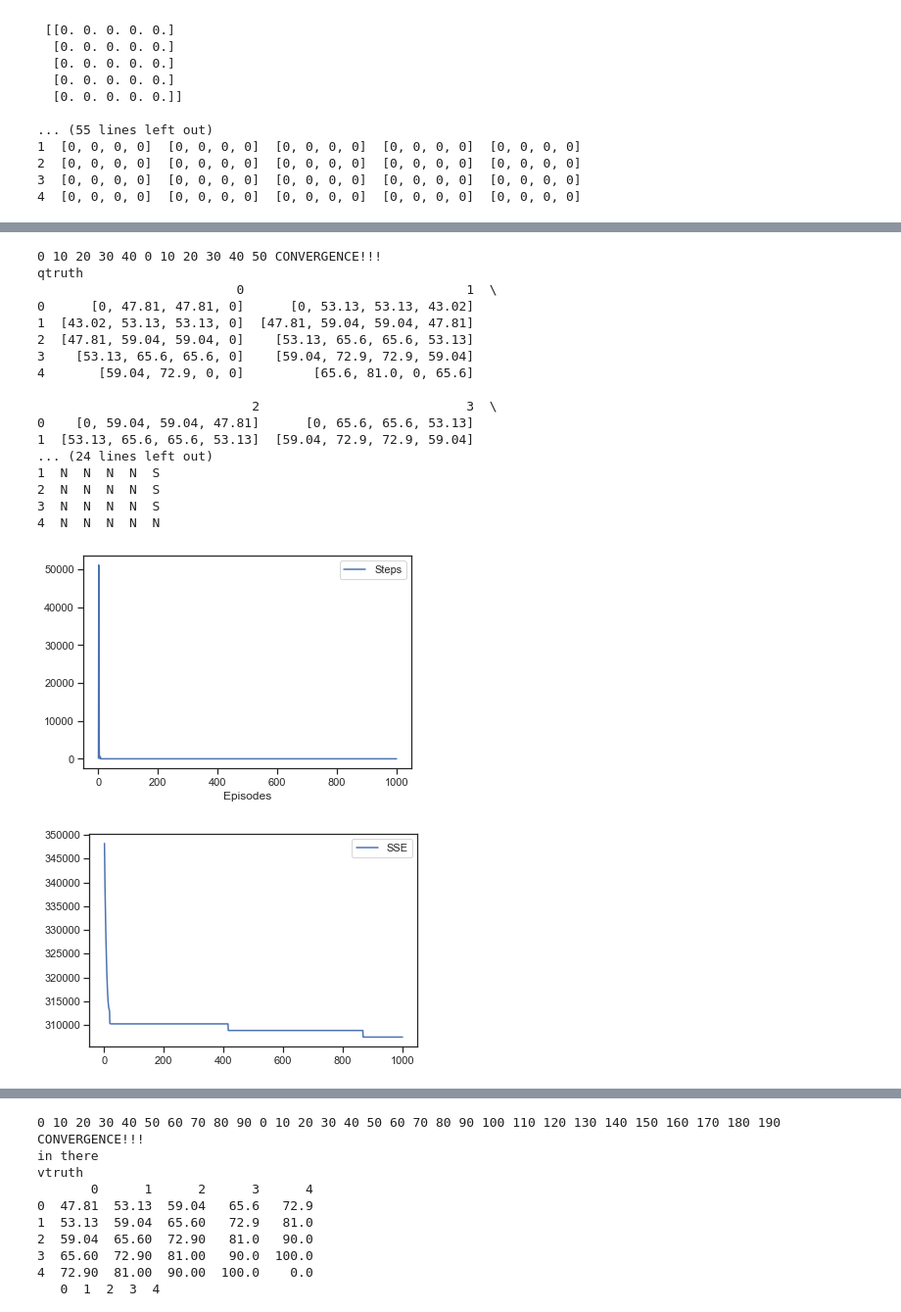
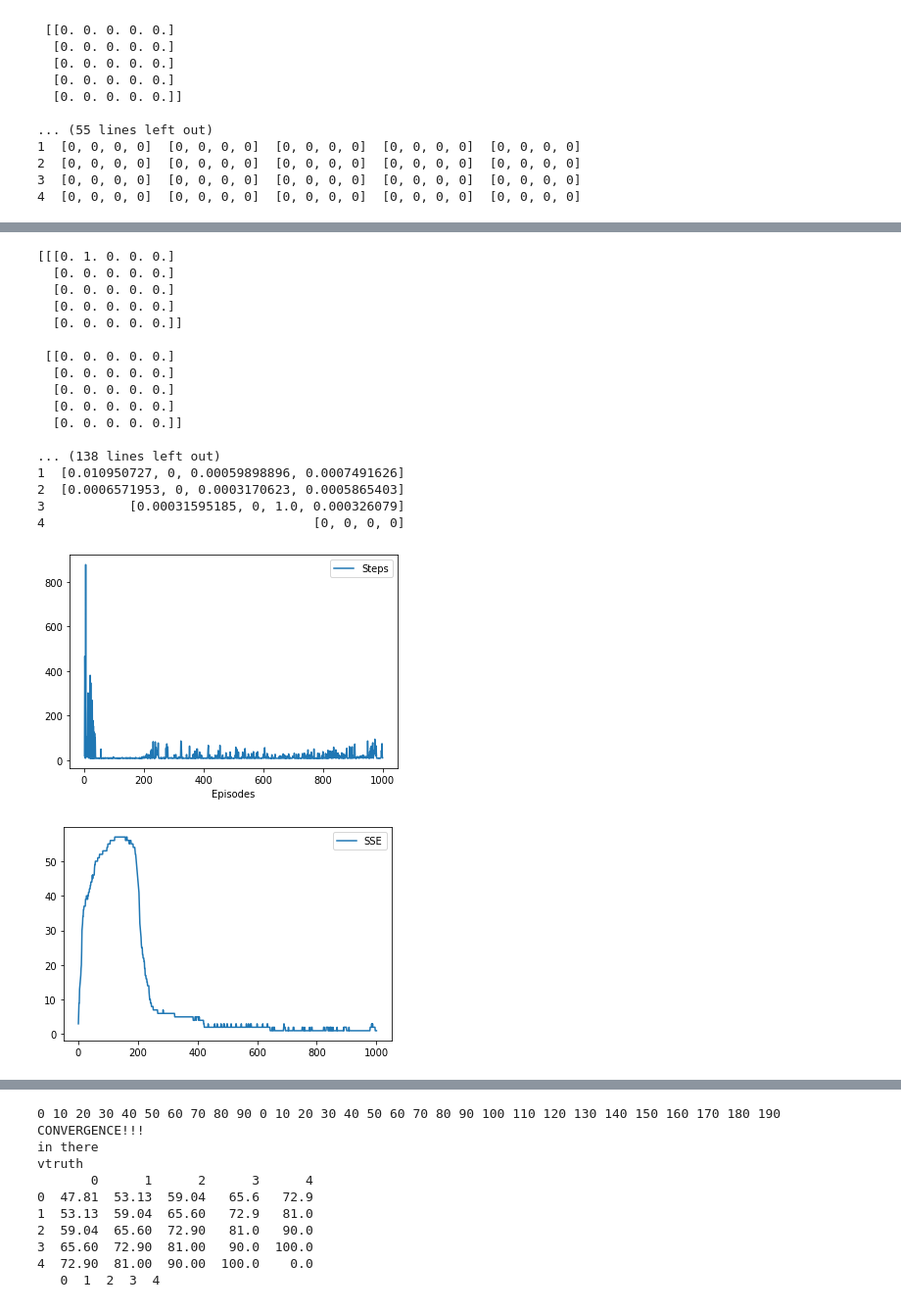
Before and after one commit to FreedomEclipse/GridWorldNN, a Jupyter notebook: gridworldNN.ipynb, the cells around one changed output, grey strips where cells are left out. Shown at 98% size. Drawn from its saved outputs; the diff is of its cells as text; code cells hidden in the pictures.

```diff
--- a/gridworldNN.ipynb
+++ b/gridworldNN.ipynb
@@ -18,6 +16,7 @@ class GridBoard:
         self.cols = cols
         self.rewards = pd.DataFrame(np.zeros((rows, cols)))
         self.walls = []
+        self.gsize = rows * cols * 5
         for w in self.walls:
         # check here to see if walls within the dataframe boundaries
             if w[0] > -1 and w[0] < grid.cols:
@@ -868,63 +803,77 @@ g2 = sns.lineplot(data=charts.sse)
 # %%
-# finding the ground truth by determining at what level of iteration the diffences in the
-# qtables becoes small enough to conclude ground truth: using that as basis for
-# sum of squared errors calculation.
-
-# QLearning Non-deterministic example
+# NN
+# SARSA
+# uses two actions, use action chosen by eps-greedy rather than max action like Qlearning
 aRewards = [[4, 4, 100]]
 aTerminals = [[4, 4]]
 
 grid = setupGrid(5, 5, aRewards, aTerminals, None, None)
 player = Player(grid, [0, 0])
-qlearn = QLearn(0.9, 0.5, False)
 
-itersTruth = [50, 60, 70, 80]
-grid.determineQtruth(itersTruth, False, False)
+setupState(aTerminals, None)
+print(grid.state)
+
+
+#print(grid.state)
+nn = NN('mse', 0.9, 'sigmoid', 'sigmoid')
+m = nn.setupNN()
+
+#sta = grid.state[:]
+
+itersTruth = [1000]
+grid.determineQtruth(itersTruth, False, True, m, aTerminals, 'sigmoid', 'sigmoid')
 
 print("qtruth")
 print(grid.qtruth)
 
+
+
+
 runiters = [1000]
 for i in range(0, len(runiters)):
+    print(i)
+    nn = NN('mse', 0.9, 'sigmoid', 'sigmoid')
+    m = nn.setupNN()
 
     grid.reset_showboard()
     player = Player(grid, [0, 0])
     charts = Charts(runiters[i])
 
     print(grid.show_board)
 
-    run(False, runiters[i], None, 0.3, False, 'ql')
+    run(False, runiters[i], None, 0.1, False, 'sarsa', m, aTerminals, None)
 
     print(grid.show_board)
 
     player.detPolicyV()
 
     print(player.policy)
+    print(player.qtable)
 
-qlsteps = charts.stepsGoal[:]
-qlsse = charts.sse[:]
+sarsteps = charts.stepsGoal[:]
+sarsse = charts.sse[:]
 
 plt.figure()
-g1 = sns.lineplot(data=qlsteps)
+g1 = sns.lineplot(data=sarsteps)
 plt.figure()
-g2 = sns.lineplot(data=qlsse)
+g2 = sns.lineplot(data=sarsse)
 # %% [output]
-0 10 20 30 40 0 10 20 30 40 50 CONVERGENCE!!!
-qtruth
-                          0                             1  \
-0      [0, 47.81, 47.81, 0]      [0, 53.13, 53.13, 43.02]
-1  [43.02, 53.13, 53.13, 0]  [47.81, 59.04, 59.04, 47.81]
-2  [47.81, 59.04, 59.04, 0]    [53.13, 65.6, 65.6, 53.13]
-3    [53.13, 65.6, 65.6, 0]    [59.04, 72.9, 72.9, 59.04]
-4       [59.04, 72.9, 0, 0]         [65.6, 81.0, 0, 65.6]
+[[[0. 1. 0. 0. 0.]
+  [0. 0. 0. 0. 0.]
+  [0. 0. 0. 0. 0.]
+  [0. 0. 0. 0. 0.]
+  [0. 0. 0. 0. 0.]]
 
-                            2                           3  \
-0    [0, 59.04, 59.04, 47.81]      [0, 65.6, 65.6, 53.13]
-1  [53.13, 65.6, 65.6, 53.13]  [59.04, 72.9, 72.9, 59.04]
-... (24 lines left out)
-1  N  N  N  N  S
-2  N  N  N  N  S
-3  N  N  N  N  S
-4  N  N  N  N  N
+ [[0. 0. 0. 0. 0.]
+  [0. 0. 0. 0. 0.]
+  [0. 0. 0. 0. 0.]
+  [0. 0. 0. 0. 0.]
+  [0. 0. 0. 0. 0.]]
+
+... (138 lines left out)
+1  [0.010950727, 0, 0.00059898896, 0.0007491626]
+2  [0.0006571953, 0, 0.0003170623, 0.0005865403]
+3           [0.00031595185, 0, 1.0, 0.000326079]
+4                                   [0, 0, 0, 0]
-[figure, old version]
+[figure, new version]
-[figure, old version]
+[figure, new version]
```
Also changed, not shown: parts of 13 cells of this notebook.
